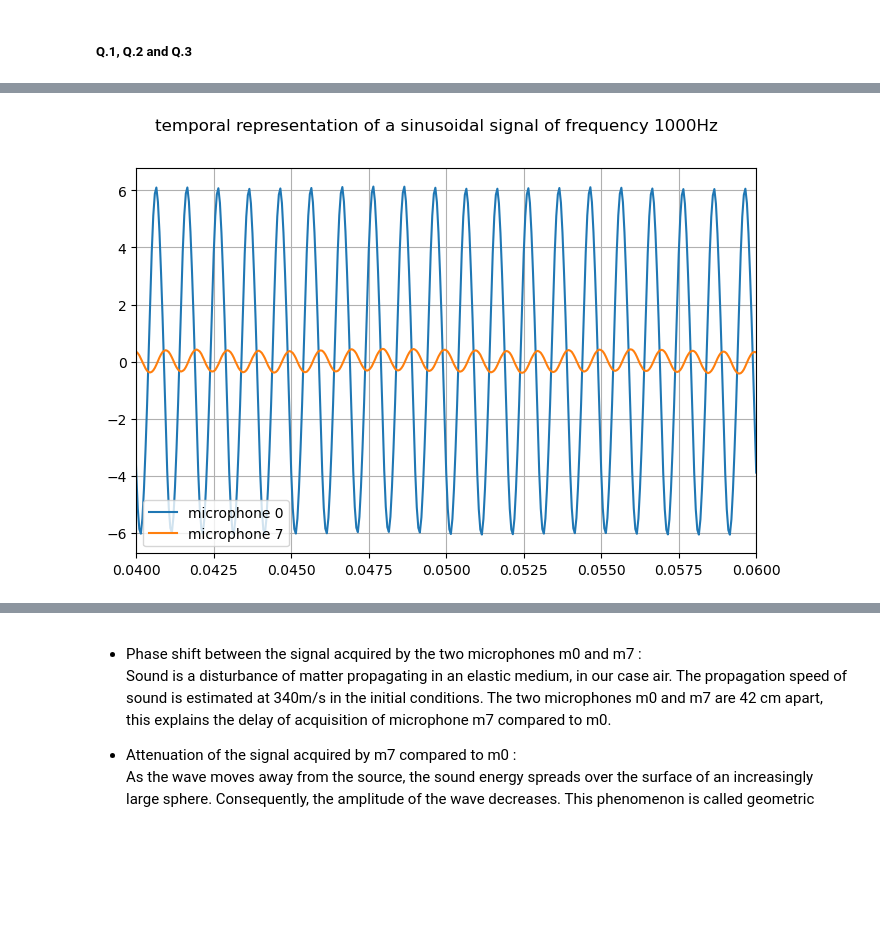
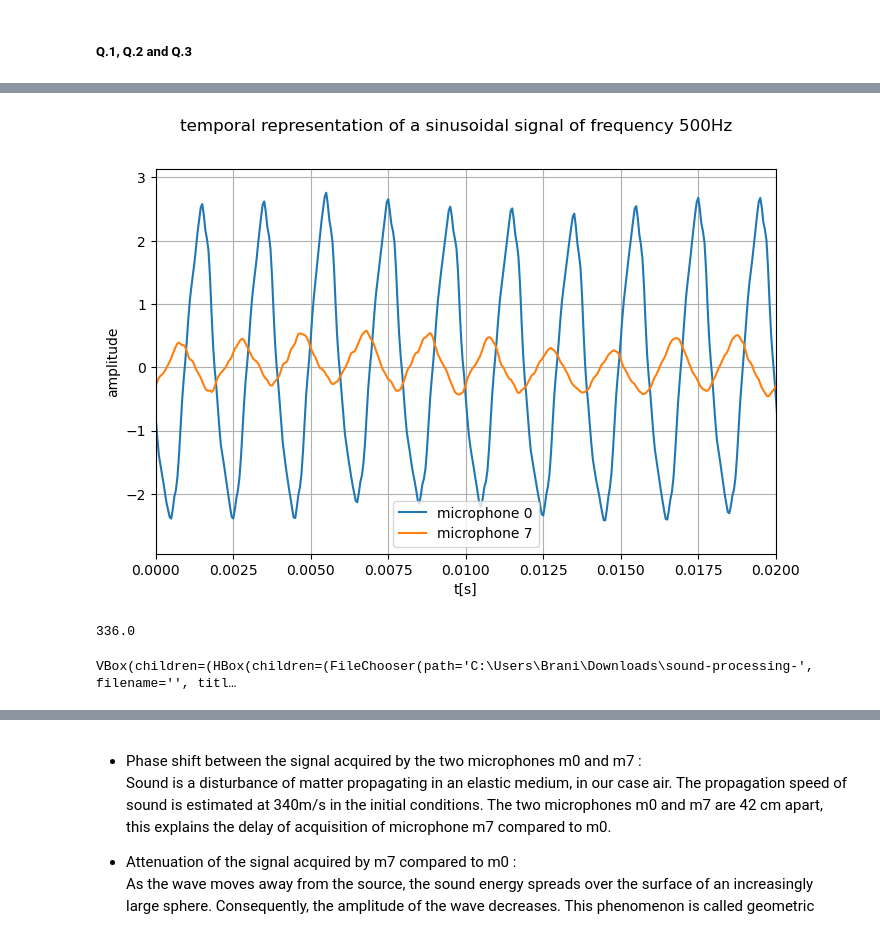
Before and after one commit to BranisGh/Sound-processing-Master-ISI-Sorbonne-University-, a Jupyter notebook: Son_TP01_BOUHAFS_GHOUL.ipynb, the cells around one changed output, grey strips where cells are left out. Drawn from its saved outputs; the diff is of its cells as text; code cells hidden in the pictures; blank space fills up the shorter version.

```diff
--- a/Son_TP01_BOUHAFS_GHOUL.ipynb
+++ b/Son_TP01_BOUHAFS_GHOUL.ipynb
@@ -139,6 +139,8 @@ def display_time_signal(audio_buffer,
 
     T = np.arange(0, BLK/Fs, 1/Fs)
     plt.figure(figsize=fig_size)
+    plt.xlabel('t[s]')
+    plt.ylabel('amplitude')
     for i in indexs_of_buffer:
         plt.plot(T, audio_buffer[i,:], label=f'microphone {i}')
         plt.legend()
@@ -152,8 +154,9 @@ def display_time_signal(audio_buffer,
 # %%
 
 display_time_signal(audio_buffer=m,
                     indexs_of_buffer=[0, 7],
-                    freq=1000,
+                    freq=500,
+                    xlim=(0.00, 0.02),
                     title='temporal representation of a sinusoidal signal of frequency')
 # %% [output]
-[figure, old version]
+[figure, new version]
@@ -159,0 +166,8 @@ display_time_signal(audio_buffer=m,
+# %%
+celirity(1.25*10**(-3))
+# %% [output]
+336.0
+# %%
+antenne=array('play') # When playing recorded files (can work without acquisition system)
+# %% [output]
+VBox(children=(HBox(children=(FileChooser(path='C:\Users\Brani\Downloads\sound-processing-', filename='', titl…
```
Also changed, not shown: parts of 18 cells of this notebook.
